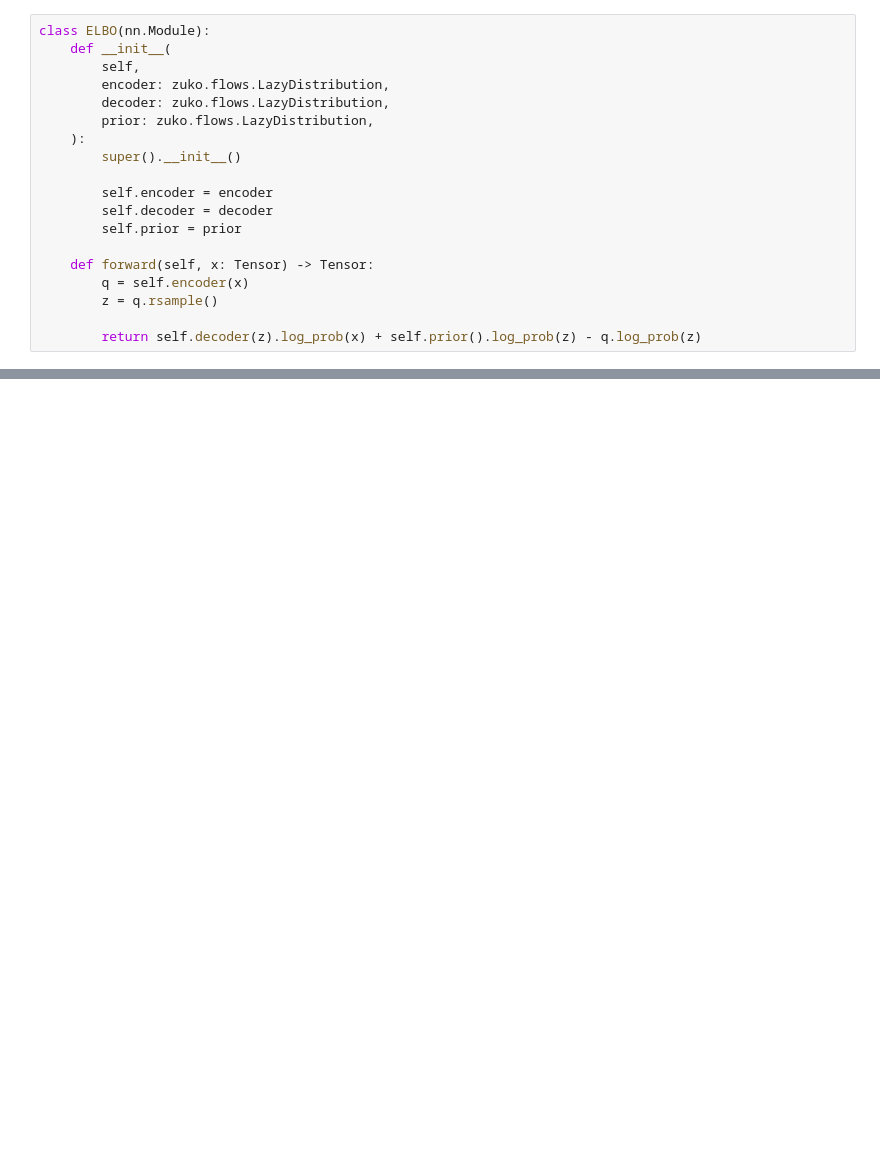
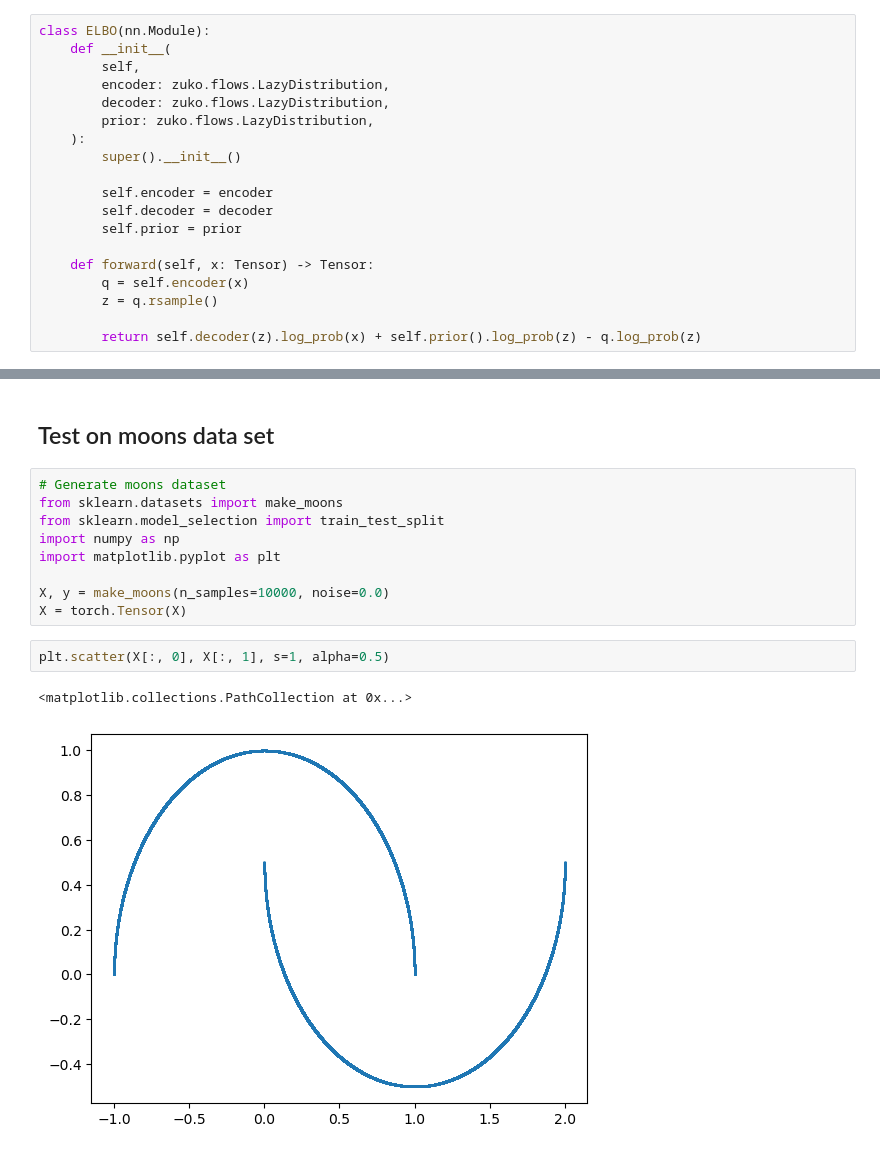
Before and after one commit to jjanborowka/density-deconvolution-astro, a Jupyter notebook: notebooks/final_2.ipynb, the cells around one changed output, grey strips where cells are left out. Drawn from its saved outputs; the diff is of its cells as text; blank space fills up the shorter version.

```diff
--- a/notebooks/final_2.ipynb
+++ b/notebooks/final_2.ipynb
@@ -144,0 +94,16 @@ tensor([3.8942, 1.7524])
+# %% [markdown]
+## Test on moons data set
+# %%
+# Generate moons dataset
+from sklearn.datasets import make_moons
+from sklearn.model_selection import train_test_split
+import numpy as np
+import matplotlib.pyplot as plt
+
+X, y = make_moons(n_samples=10000, noise=0.0)
+X = torch.Tensor(X)
+# %%
+plt.scatter(X[:, 0], X[:, 1], s=1, alpha=0.5)
+# %% [output]
+<matplotlib.collections.PathCollection at 0x...>
+[figure, added]
```
Also changed, not shown: parts of 9 cells of this notebook, 4 other files.
